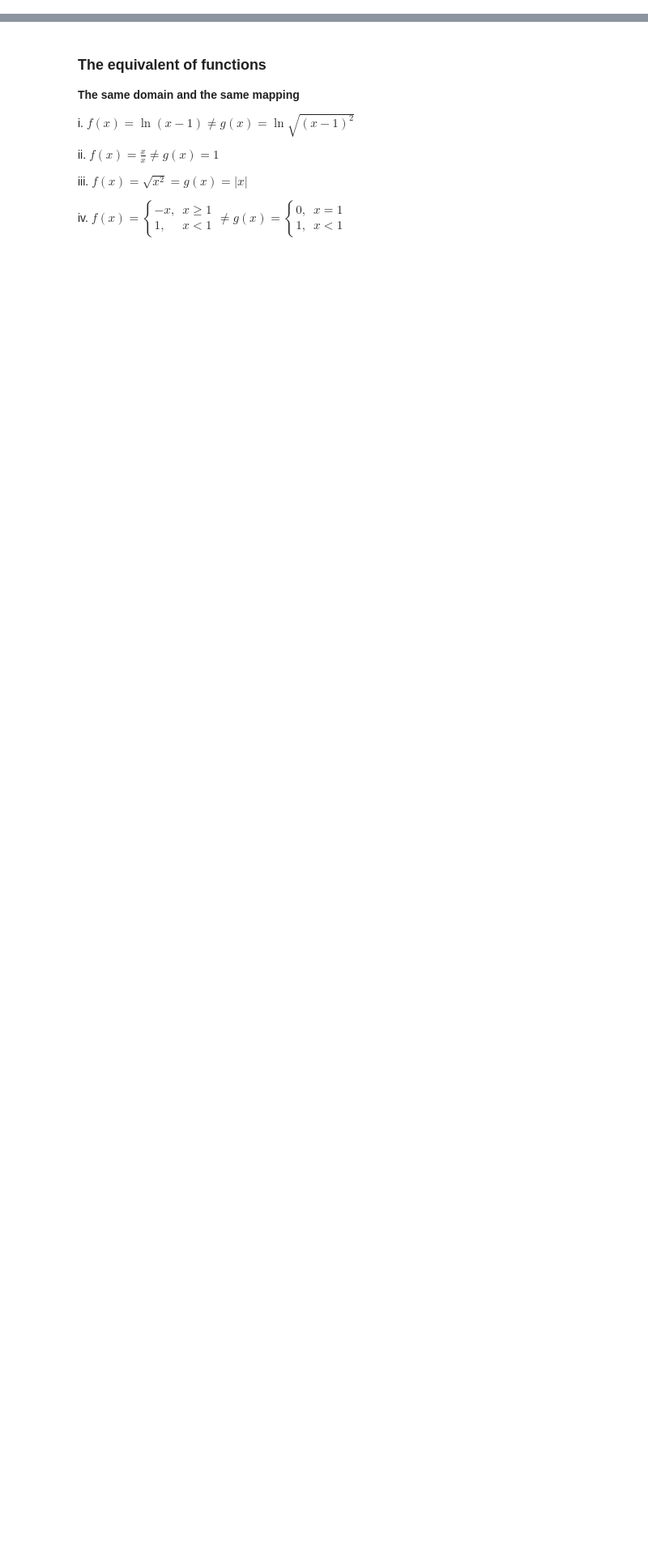
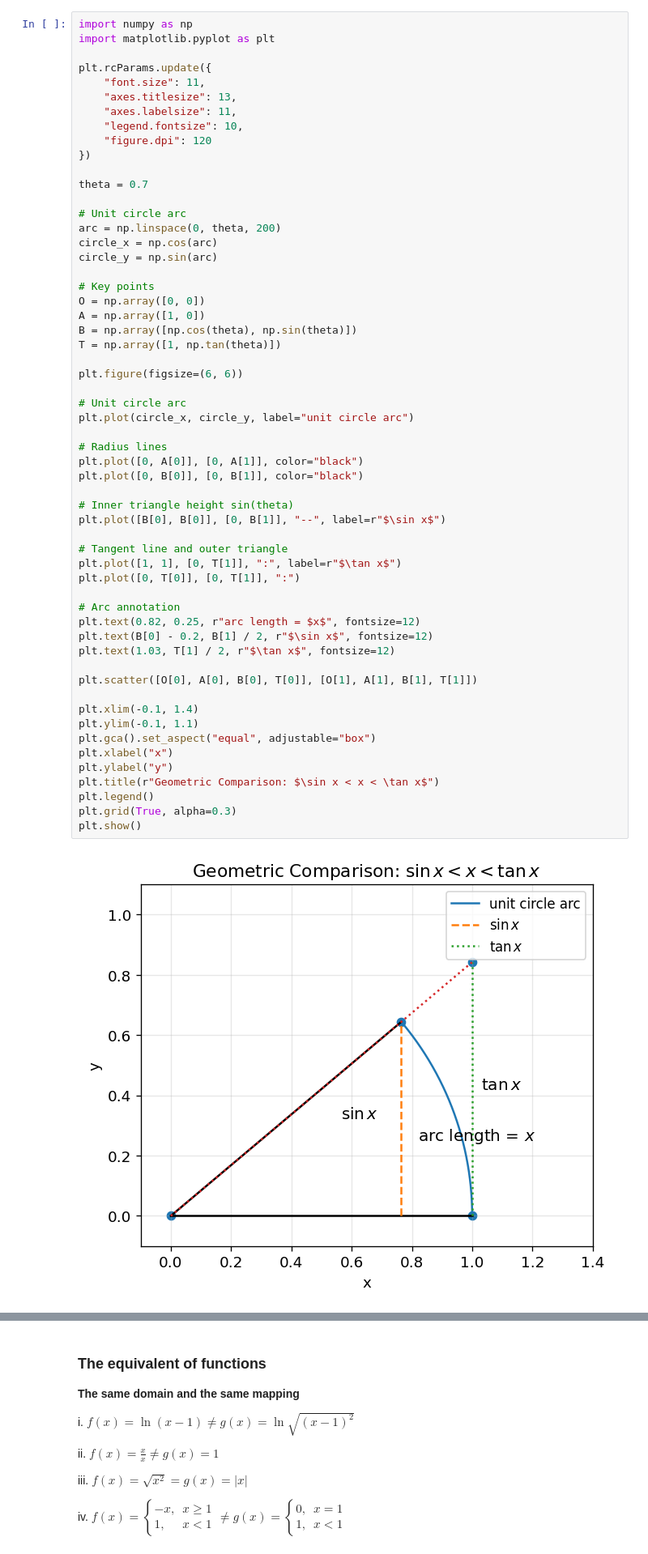
Before and after one commit to gisyaliny/math, a Jupyter notebook: docs/Calculus/Chapter1-Limit-Continuous.ipynb, the cells around one changed output, grey strips where cells are left out. Shown at 81% size. Drawn from its saved outputs; the diff is of its cells as text; blank space fills up the shorter version.

```diff
--- a/docs/Calculus/Chapter1-Limit-Continuous.ipynb
+++ b/docs/Calculus/Chapter1-Limit-Continuous.ipynb
@@ -546 +586,60 @@ plt.show()
+# %%
+import numpy as np
+import matplotlib.pyplot as plt
+
+plt.rcParams.update({
+    "font.size": 11,
+    "axes.titlesize": 13,
+    "axes.labelsize": 11,
+    "legend.fontsize": 10,
+    "figure.dpi": 120
+})
+
+theta = 0.7
+
+# Unit circle arc
+arc = np.linspace(0, theta, 200)
+circle_x = np.cos(arc)
+circle_y = np.sin(arc)
+
+# Key points
+O = np.array([0, 0])
+A = np.array([1, 0])
+B = np.array([np.cos(theta), np.sin(theta)])
+T = np.array([1, np.tan(theta)])
+
+plt.figure(figsize=(6, 6))
+
+# Unit circle arc
+plt.plot(circle_x, circle_y, label="unit circle arc")
+
+# Radius lines
+plt.plot([0, A[0]], [0, A[1]], color="black")
+plt.plot([0, B[0]], [0, B[1]], color="black")
+
+# Inner triangle height sin(theta)
+plt.plot([B[0], B[0]], [0, B[1]], "--", label=r"$\sin x$")
+
+# Tangent line and outer triangle
+plt.plot([1, 1], [0, T[1]], ":", label=r"$\tan x$")
+plt.plot([0, T[0]], [0, T[1]], ":")
+
+# Arc annotation
+plt.text(0.82, 0.25, r"arc length = $x$", fontsize=12)
+plt.text(B[0] - 0.2, B[1] / 2, r"$\sin x$", fontsize=12)
+plt.text(1.03, T[1] / 2, r"$\tan x$", fontsize=12)
+
+plt.scatter([O[0], A[0], B[0], T[0]], [O[1], A[1], B[1], T[1]])
+
+plt.xlim(-0.1, 1.4)
+plt.ylim(-0.1, 1.1)
+plt.gca().set_aspect("equal", adjustable="box")
+plt.xlabel("x")
+plt.ylabel("y")
+plt.title(r"Geometric Comparison: $\sin x < x < \tan x$")
+plt.legend()
+plt.grid(True, alpha=0.3)
+plt.show()
+# %% [output]
+[figure, added]
 # %% [markdown]
```
Also changed, not shown: parts of 2 cells of this notebook, 1 other file.
